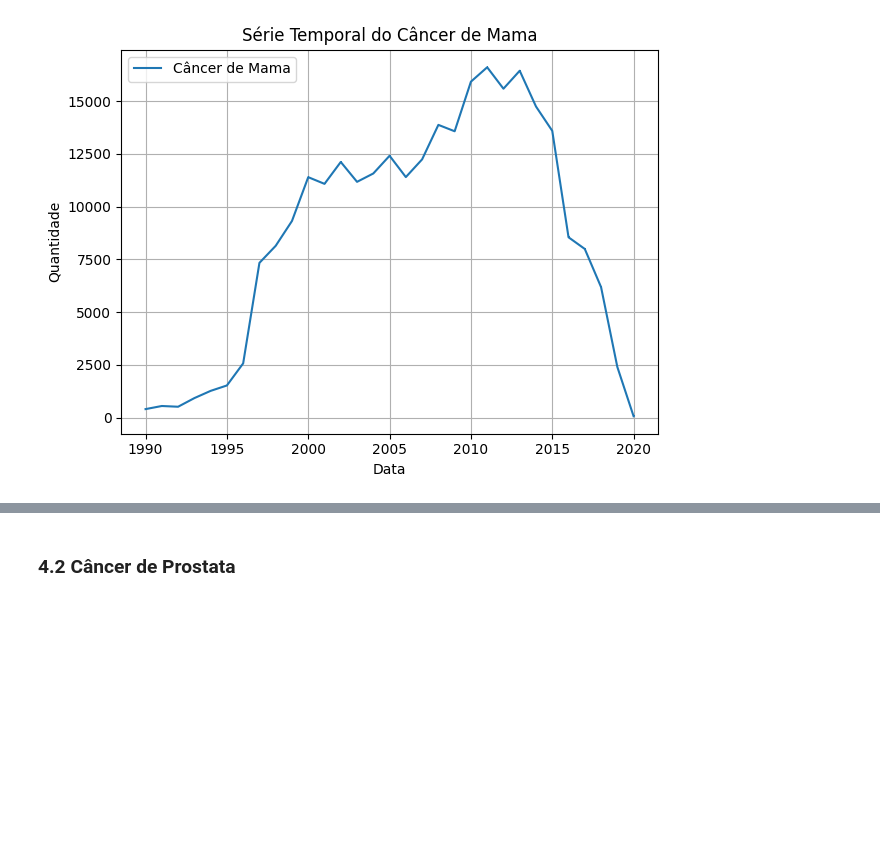
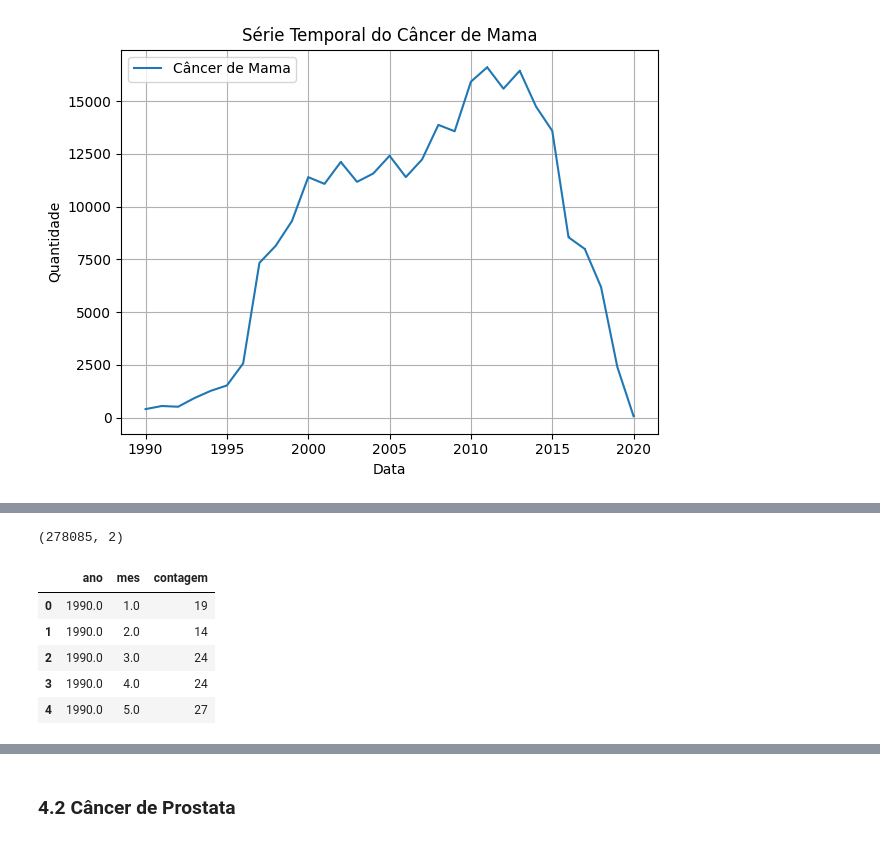
Before and after one commit to MateusVasc/IC-Cancer-Time-Series, a Jupyter notebook: presentation.ipynb, the cells around one changed output, grey strips where cells are left out. Saved outputs shown, nothing was run; the diff lists cells and outputs as text; code cells hidden in the pictures; blank space fills up the shorter version.

```diff
--- a/presentation.ipynb
+++ b/presentation.ipynb
@@ -726,0 +741,4 @@ plt.show()
+# %%
+df_test.shape
+# %% [output]
+(278085, 2)
@@ -726,0 +747,9 @@ plt.show()
+# %%
+df_group.head()
+# %% [output]
+|  | ano | mes | contagem |
+| 0 | 1990.0 | 1.0 | 19 |
+| 1 | 1990.0 | 2.0 | 14 |
+| 2 | 1990.0 | 3.0 | 24 |
+| 3 | 1990.0 | 4.0 | 24 |
+| 4 | 1990.0 | 5.0 | 27 |
```
Also changed, not shown: parts of 10 cells of this notebook.
